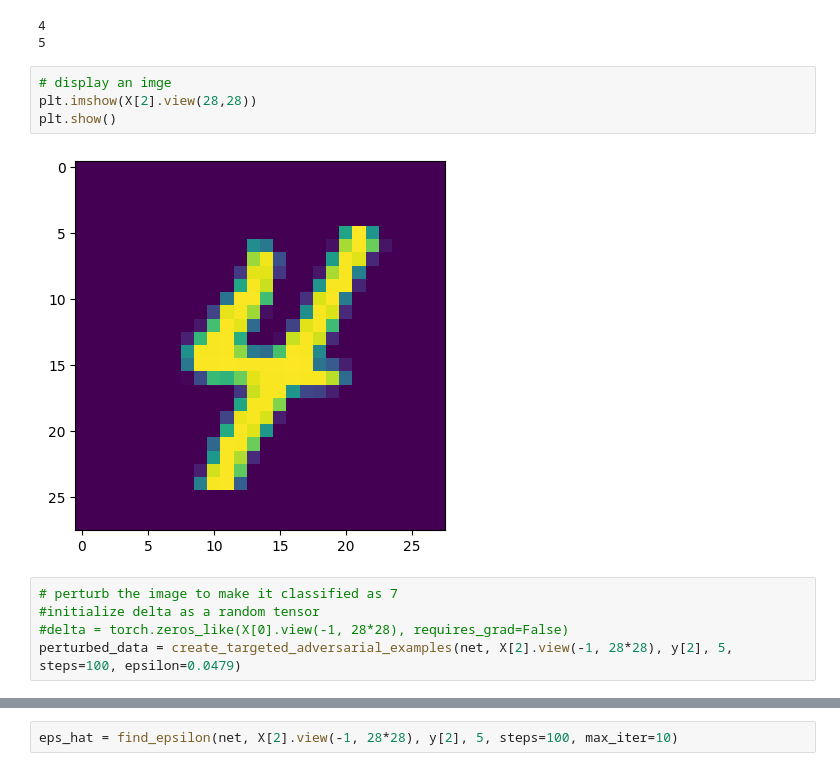
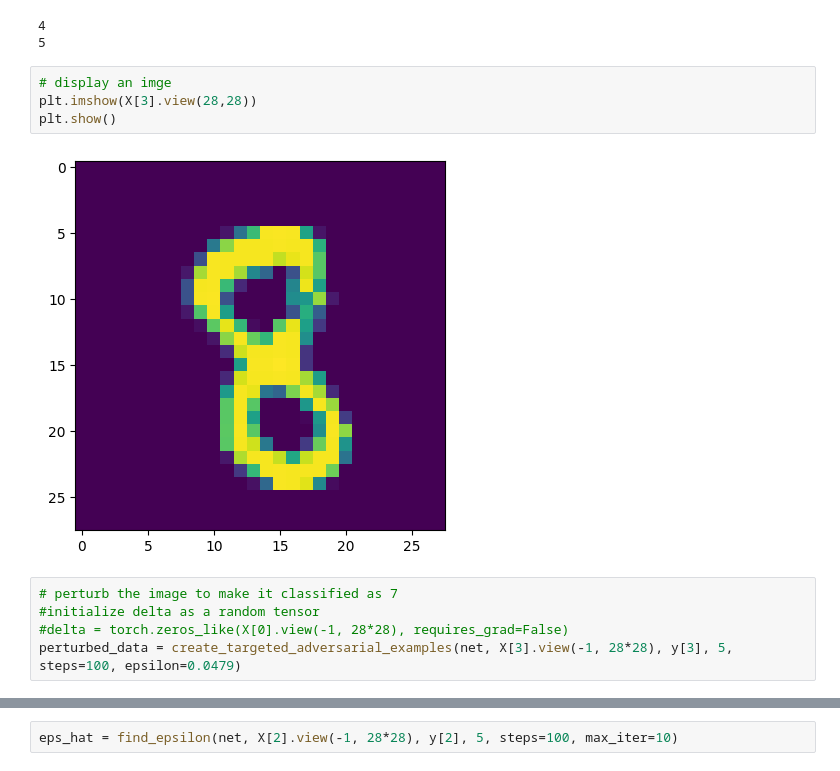
Before and after one commit to usaginoki/MATH_519_Project, a Jupyter notebook: targeted_fgsm.ipynb, the cells around one changed output, grey strips where cells are left out. Drawn from its saved outputs; the diff is of its cells as text.

```diff
--- a/targeted_fgsm.ipynb
+++ b/targeted_fgsm.ipynb
@@ -164,15 +165,15 @@ print(np.argmax(logs))
 5
 # %%
 # display an imge
-plt.imshow(X[2].view(28,28))
+plt.imshow(X[3].view(28,28))
 plt.show()
 # %% [output]
-[figure, old version]
+[figure, new version]
 # %%
 # perturb the image to make it classified as 7
 #initialize delta as a random tensor
 #delta = torch.zeros_like(X[0].view(-1, 28*28), requires_grad=False)
-perturbed_data = create_targeted_adversarial_examples(net, X[2].view(-1, 28*28), y[2], 5, steps=100, epsilon=0.0479)
+perturbed_data = create_targeted_adversarial_examples(net, X[3].view(-1, 28*28), y[3], 5, steps=100, epsilon=0.0479)
 # %%
 # display the perturbed image
 perturbed_data.view(28,28)
```
Also changed, not shown: parts of 10 cells of this notebook.
